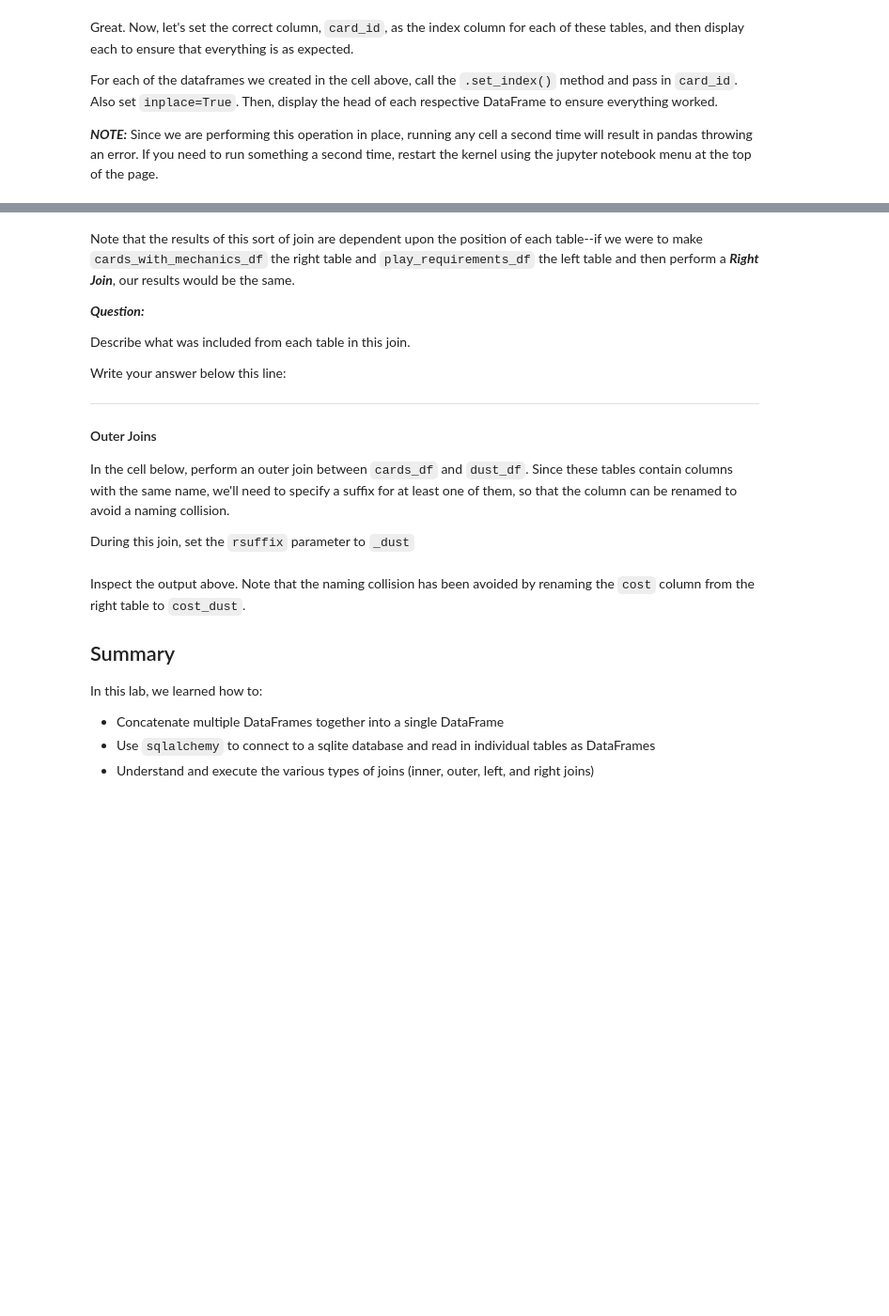
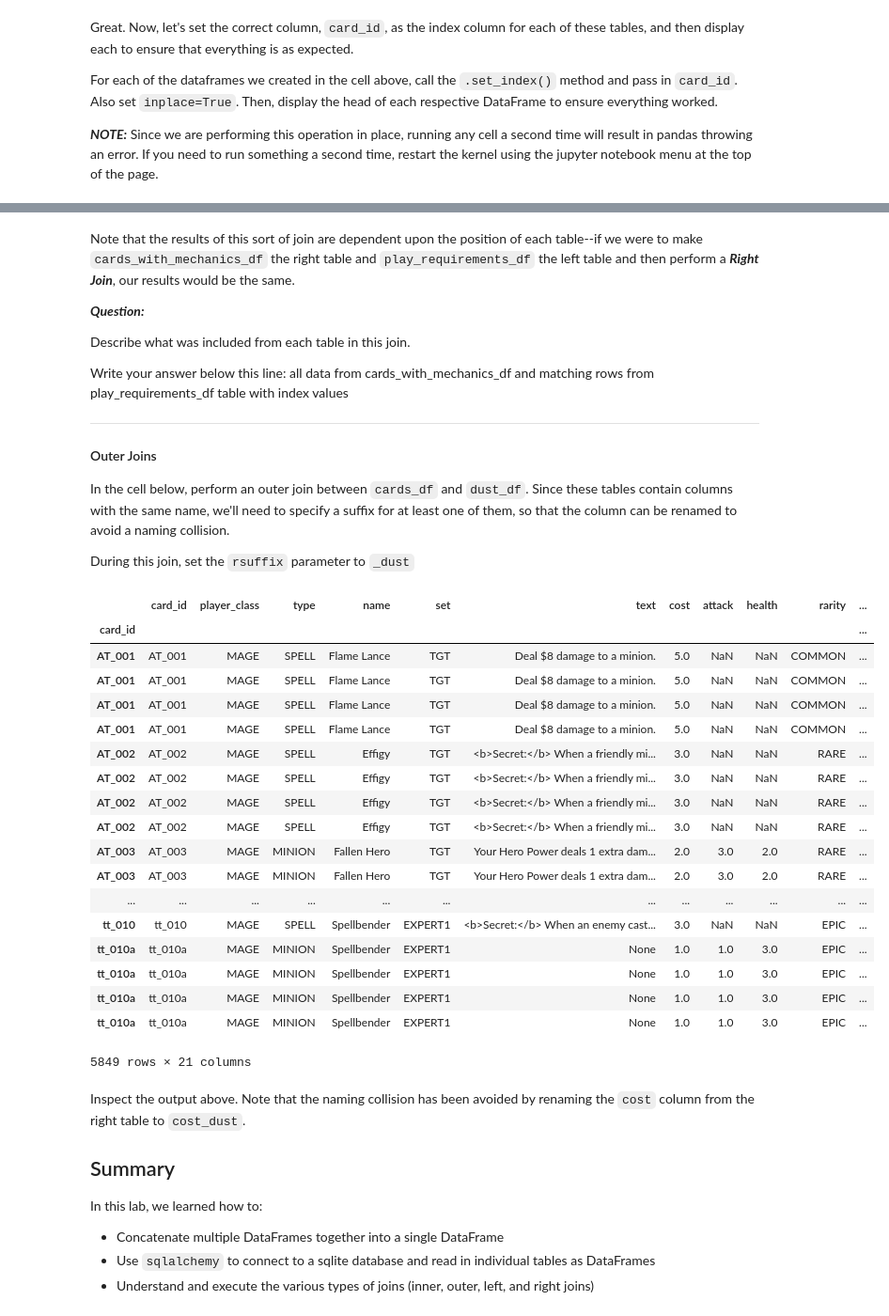
Before and after one commit to joongsukjin/dsc-0-04-09-combining-dataframes-lab-online-ds-pt-100118, a Jupyter notebook: index.ipynb, the cells around one changed output, grey strips where cells are left out. Shown at 94% size. Cells and saved outputs as stored; diff of their text form; code cells hidden in the pictures; blank space fills up the shorter version.

```diff
--- a/index.ipynb
+++ b/index.ipynb
@@ -142,0 +154,3 @@ For each of the dataframes we created in the cell above, call the `.set_index()`
+# %%
+dust_df.set_index(dust_df['card_id'], inplace=True)
+dust_df.head()
@@ -183,7 +261,8 @@ Note that the results of this sort of join are dependent upon the position of ea
 
 Describe what was included from each table in this join.
 
-Write your answer below this line:
+Write your answer below this line: all data from cards_with_mechanics_df and matching rows from play_requirements_df table with index values
+
 ________________________________________________________________________________
 
 
@@ -199,3 +275,26 @@ outer_join_df
+# %%
+outer_join_df = cards_df.join(dust_df, how = 'outer', rsuffix= '_dust')
+outer_join_df
+# %% [output]
+|  | card_id | player_class | type | name | set | text | cost | attack | health | rarity | ... |
+| card_id |  |  |  |  |  |  |  |  |  |  | ... |
+| AT_001 | AT_001 | MAGE | SPELL | Flame Lance | TGT | Deal $8 damage to a minion. | 5.0 | NaN | NaN | COMMON | ... |
+| AT_001 | AT_001 | MAGE | SPELL | Flame Lance | TGT | Deal $8 damage to a minion. | 5.0 | NaN | NaN | COMMON | ... |
+| AT_001 | AT_001 | MAGE | SPELL | Flame Lance | TGT | Deal $8 damage to a minion. | 5.0 | NaN | NaN | COMMON | ... |
+| AT_001 | AT_001 | MAGE | SPELL | Flame Lance | TGT | Deal $8 damage to a minion. | 5.0 | NaN | NaN | COMMON | ... |
+| AT_002 | AT_002 | MAGE | SPELL | Effigy | TGT | <b>Secret:</b> When a friendly mi... | 3.0 | NaN | NaN | RARE | ... |
+| AT_002 | AT_002 | MAGE | SPELL | Effigy | TGT | <b>Secret:</b> When a friendly mi... | 3.0 | NaN | NaN | RARE | ... |
+| AT_002 | AT_002 | MAGE | SPELL | Effigy | TGT | <b>Secret:</b> When a friendly mi... | 3.0 | NaN | NaN | RARE | ... |
+| AT_002 | AT_002 | MAGE | SPELL | Effigy | TGT | <b>Secret:</b> When a friendly mi... | 3.0 | NaN | NaN | RARE | ... |
+| AT_003 | AT_003 | MAGE | MINION | Fallen Hero | TGT | Your Hero Power deals 1 extra dam... | 2.0 | 3.0 | 2.0 | RARE | ... |
+| AT_003 | AT_003 | MAGE | MINION | Fallen Hero | TGT | Your Hero Power deals 1 extra dam... | 2.0 | 3.0 | 2.0 | RARE | ... |
+| ... | ... | ... | ... | ... | ... | ... | ... | ... | ... | ... | ... |
+| tt_010 | tt_010 | MAGE | SPELL | Spellbender | EXPERT1 | <b>Secret:</b> When an enemy cast... | 3.0 | NaN | NaN | EPIC | ... |
+| tt_010a | tt_010a | MAGE | MINION | Spellbender | EXPERT1 | None | 1.0 | 1.0 | 3.0 | EPIC | ... |
+| tt_010a | tt_010a | MAGE | MINION | Spellbender | EXPERT1 | None | 1.0 | 1.0 | 3.0 | EPIC | ... |
+| tt_010a | tt_010a | MAGE | MINION | Spellbender | EXPERT1 | None | 1.0 | 1.0 | 3.0 | EPIC | ... |
+| tt_010a | tt_010a | MAGE | MINION | Spellbender | EXPERT1 | None | 1.0 | 1.0 | 3.0 | EPIC | ... |
+5849 rows × 21 columns
 # %% [markdown]
 Inspect the output above.  Note that the naming collision has been avoided by renaming the `cost` column from the right table to `cost_dust`.
 
```
Also changed, not shown: parts of 13 cells of this notebook.
